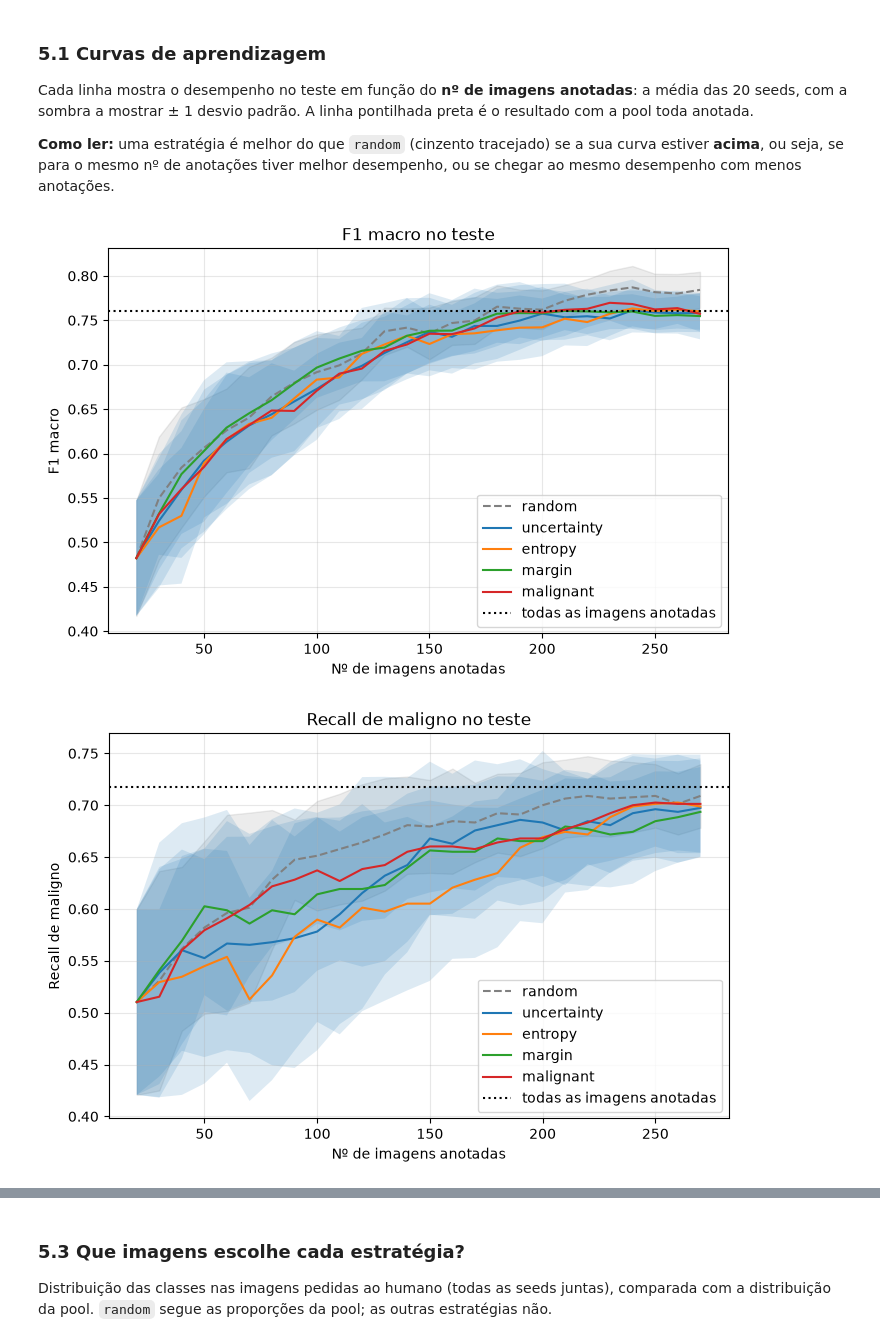
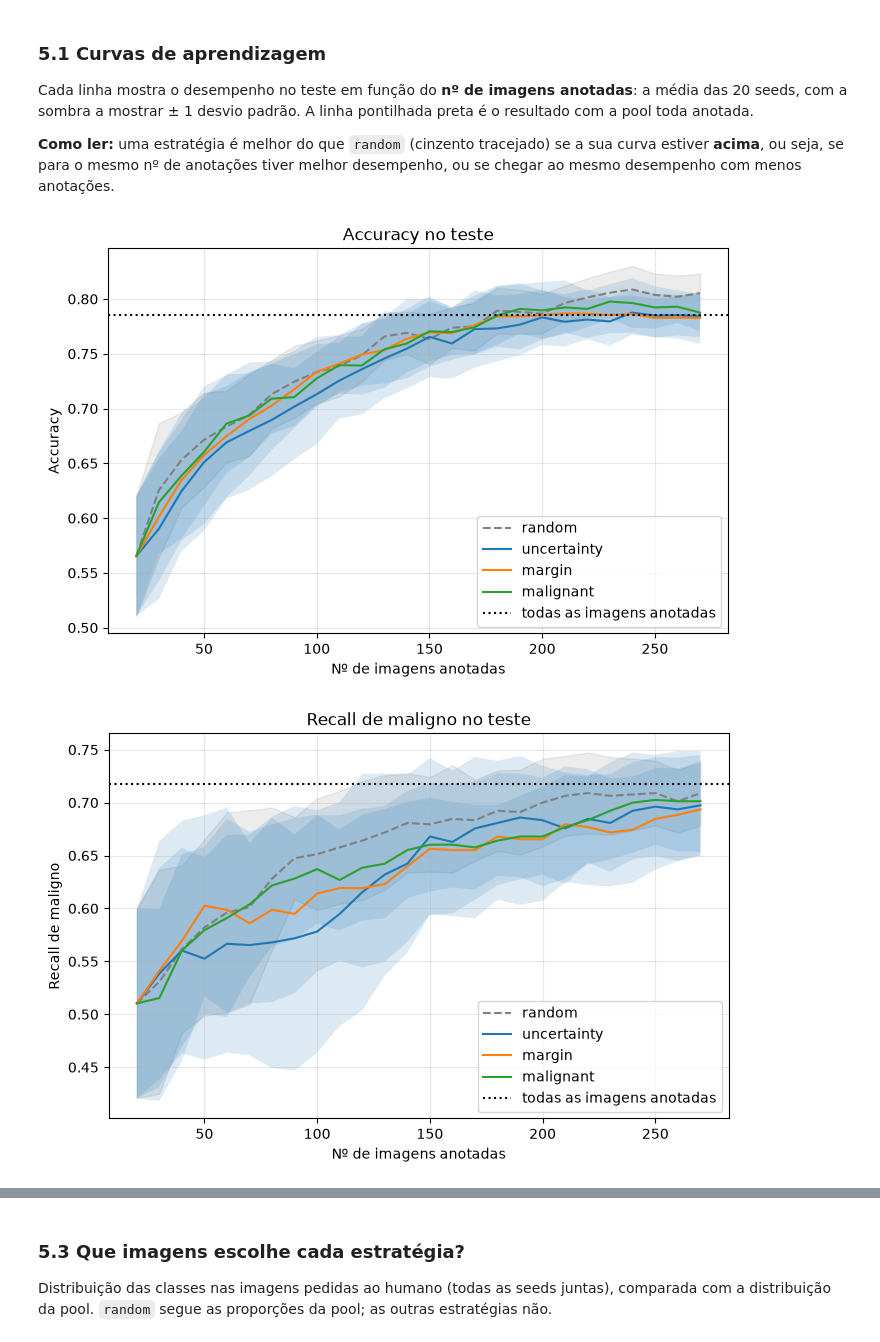
Before and after one commit to httpirsh/miacd-iach-breast-cancer-diagnosis, a Jupyter notebook: notebooks/02_active_learning.ipynb, the cells around one changed output, grey strips where cells are left out. Drawn from its saved outputs; the diff is of its cells as text; code cells hidden in the pictures.

```diff
--- a/notebooks/02_active_learning.ipynb
+++ b/notebooks/02_active_learning.ipynb
@@ -68,7 +67,7 @@ True
 # %%
 # Parâmetros
 IMG_SIZE = 128
-STRATEGIES = ["random", "uncertainty", "entropy", "margin", "malignant"]
+STRATEGIES = ["random", "uncertainty", "margin", "malignant"]
 N_INITIAL = 20          # imagens anotadas no início
 N_INSTANCES = 10        # imagens pedidas ao humano por iteração
 N_QUERIES = 25          # nº de iterações
@@ -163,10 +160,10 @@ Cada linha mostra o desempenho no teste em função do **nº de imagens anotadas
 # %%
 from src.evaluation import plot_learning_curves
 
-plot_learning_curves(results, "f1_macro", "F1 macro no teste", reference=full["f1_macro"], ylabel="F1 macro")
+plot_learning_curves(results, "accuracy", "Accuracy no teste", reference=full["accuracy"], ylabel="Accuracy")
 plot_learning_curves(results, "recall_malignant", "Recall de maligno no teste", reference=full["recall_malignant"],
                      ylabel="Recall de maligno")
 # %% [output]
-[figure, old version]
+[figure, new version]
-[figure, old version]
+[figure, new version]
 # %% [markdown]
```
Also changed, not shown: parts of 9 cells of this notebook, 19 other files.
